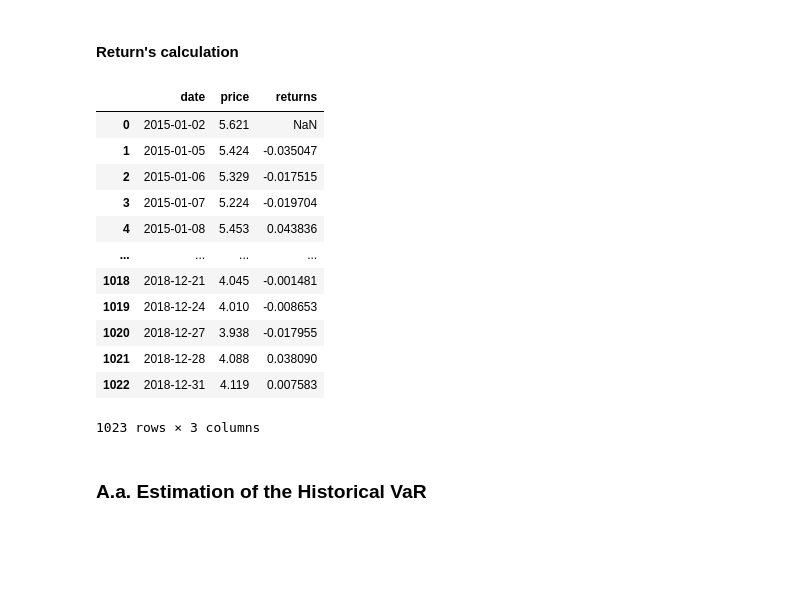
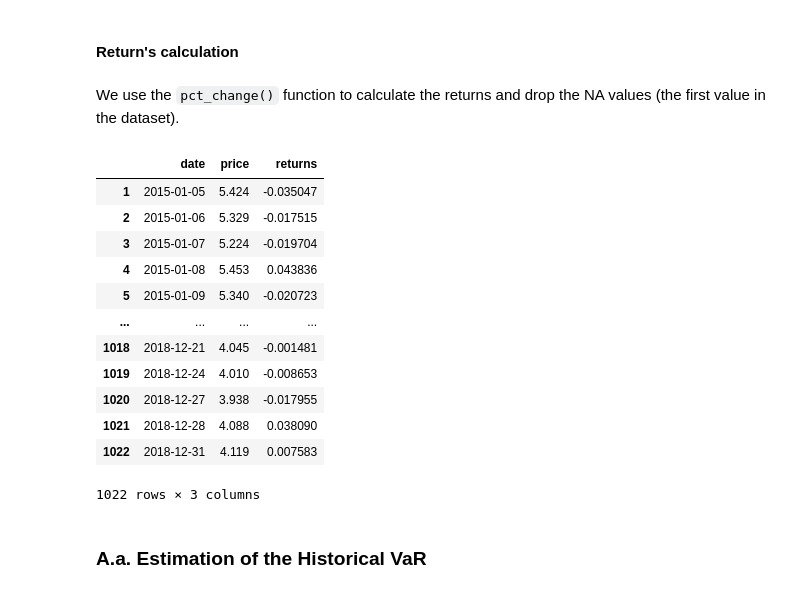
Before and after one commit to nathan6292/Market-Risk-Final-Project, a Jupyter notebook: Nathan_Fleury, Julien_Gilles - Project.ipynb, the cells around one changed output. Saved outputs shown, nothing was run; the diff lists cells and outputs as text; code cells hidden in the pictures; blank space fills up the shorter version.

```diff
--- a/Nathan_Fleury, Julien_Gilles - Project.ipynb
+++ b/Nathan_Fleury, Julien_Gilles - Project.ipynb
@@ -1073,23 +1073,26 @@ df
 1023 rows × 2 columns
 # %% [markdown]
 #### Return's calculation
+# %% [markdown]
+We use the `pct_change()` function to calculate the returns and drop the NA values (the first value in the dataset).
 # %%
 df['returns'] = df['price'].pct_change()
+df.dropna(inplace=True)
 df
 # %% [output]
 |  | date | price | returns |
-| 0 | 2015-01-02 | 5.621 | NaN |
 | 1 | 2015-01-05 | 5.424 | -0.035047 |
 | 2 | 2015-01-06 | 5.329 | -0.017515 |
 | 3 | 2015-01-07 | 5.224 | -0.019704 |
 | 4 | 2015-01-08 | 5.453 | 0.043836 |
+| 5 | 2015-01-09 | 5.340 | -0.020723 |
 | ... | ... | ... | ... |
 | 1018 | 2018-12-21 | 4.045 | -0.001481 |
 | 1019 | 2018-12-24 | 4.010 | -0.008653 |
 | 1020 | 2018-12-27 | 3.938 | -0.017955 |
 | 1021 | 2018-12-28 | 4.088 | 0.038090 |
 | 1022 | 2018-12-31 | 4.119 | 0.007583 |
-1023 rows × 3 columns
+1022 rows × 3 columns
 # %% [markdown]
 ### A.a. Estimation of the Historical VaR
 # %% [markdown]
```
Also changed, not shown: parts of 15 cells of this notebook.
